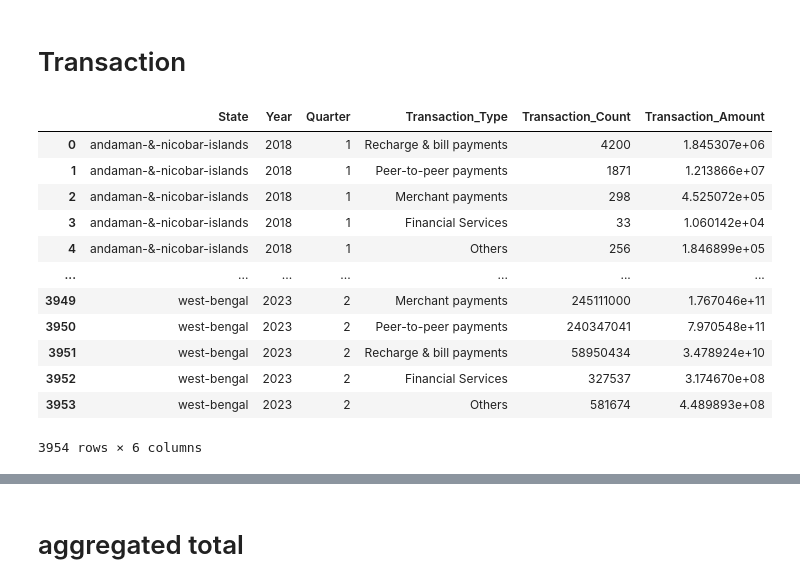
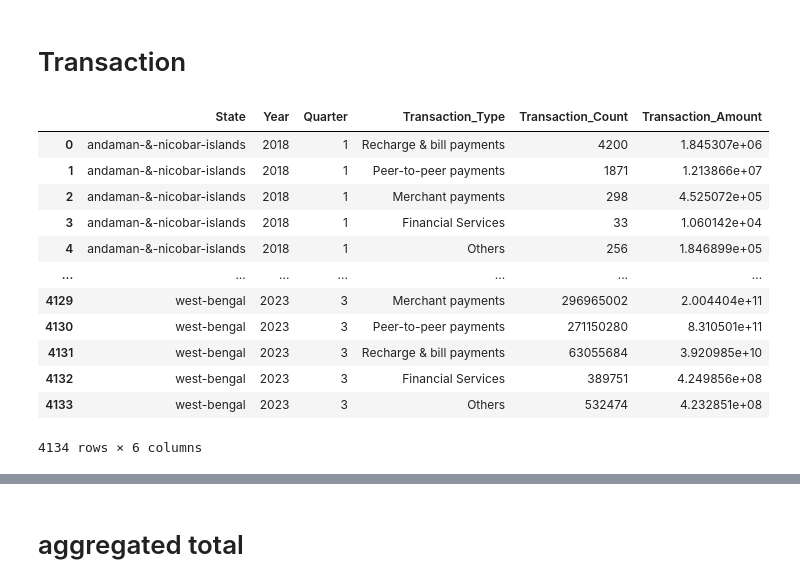
Before and after one commit to Prakash-Kani/PhonePe-Pulse-Data-Visualization-Using-Plotly-Dash, a Jupyter notebook: pulse_data_extraction.ipynb.ipynb, the cells around one changed output, grey strips where cells are left out. Drawn from its saved outputs; the diff is of its cells as text; code cells hidden in the pictures.

```diff
--- a/pulse_data_extraction.ipynb.ipynb
+++ b/pulse_data_extraction.ipynb.ipynb
@@ -42,45 +42,45 @@ df=pd.DataFrame([i['properties'].get('ST_NM') for i in data1['features']],column
 # %% [markdown]
 # Transaction
 # %%
-path_india = "D:/vscode/pulse/data/aggregated/transaction/country/india/state/"
+path_india = "D:/github/PhonePe-Pulse-Data-Visualization-Using-Plotly-Dash/pulse/data/aggregated/transaction/country/india/state/"
 lst=[]
 aggregated_transaction_india = os.listdir(path_india)
 for state in aggregated_transaction_india:
     path_state = path_india + state + '/'
     aggregated_transaction_states = os.listdir(path_state)
     for year in aggregated_transaction_states:
         path_state_year = path_state + year + '/'
         aggregated_transaction_state_year = os.listdir(path_state_year)
         for quarter in aggregated_transaction_state_year:
             path_state_year_file = path_state_year + quarter
             data = open(path_state_year_file, 'r')
             d = json.load(data)
             for l in d['data']['transactionData']:
                 # n=state.replace('-', ' ')
                 # m=n.title()
                 # # print(m)
                 data = dict(State = state,
                             Year = year,
                             Quarter = int(quarter.strip('.json')),
                             Transaction_Type = l['name'],
                             Transaction_Count =  l['paymentInstruments'][0]['count'],
                             Transaction_Amount = l['paymentInstruments'][0]['amount'])
                 lst.append(data)
 Agg_tran_state=pd.DataFrame(lst)
 Agg_tran_state
 # %% [output]
 |  | State | Year | Quarter | Transaction_Type | Transaction_Count | Transaction_Amount |
 | 0 | andaman-&-nicobar-islands | 2018 | 1 | Recharge & bill payments | 4200 | 1.845307e+06 |
 | 1 | andaman-&-nicobar-islands | 2018 | 1 | Peer-to-peer payments | 1871 | 1.213866e+07 |
 | 2 | andaman-&-nicobar-islands | 2018 | 1 | Merchant payments | 298 | 4.525072e+05 |
 | 3 | andaman-&-nicobar-islands | 2018 | 1 | Financial Services | 33 | 1.060142e+04 |
 | 4 | andaman-&-nicobar-islands | 2018 | 1 | Others | 256 | 1.846899e+05 |
 | ... | ... | ... | ... | ... | ... | ... |
-| 3949 | west-bengal | 2023 | 2 | Merchant payments | 245111000 | 1.767046e+11 |
-| 3950 | west-bengal | 2023 | 2 | Peer-to-peer payments | 240347041 | 7.970548e+11 |
-| 3951 | west-bengal | 2023 | 2 | Recharge & bill payments | 58950434 | 3.478924e+10 |
-| 3952 | west-bengal | 2023 | 2 | Financial Services | 327537 | 3.174670e+08 |
-| 3953 | west-bengal | 2023 | 2 | Others | 581674 | 4.489893e+08 |
+| 4129 | west-bengal | 2023 | 3 | Merchant payments | 296965002 | 2.004404e+11 |
+| 4130 | west-bengal | 2023 | 3 | Peer-to-peer payments | 271150280 | 8.310501e+11 |
+| 4131 | west-bengal | 2023 | 3 | Recharge & bill payments | 63055684 | 3.920985e+10 |
+| 4132 | west-bengal | 2023 | 3 | Financial Services | 389751 | 4.249856e+08 |
+| 4133 | west-bengal | 2023 | 3 | Others | 532474 | 4.232851e+08 |
-3954 rows × 6 columns
+4134 rows × 6 columns
 # %%
 lst = []
```
Also changed, not shown: parts of 16 cells of this notebook.
